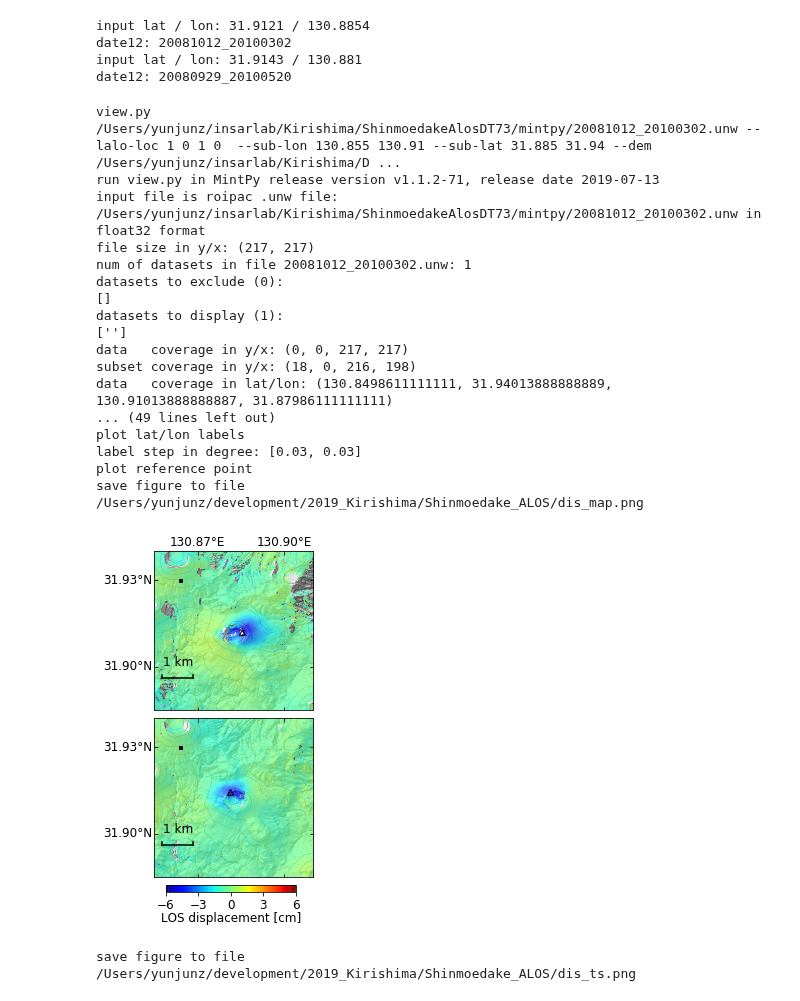
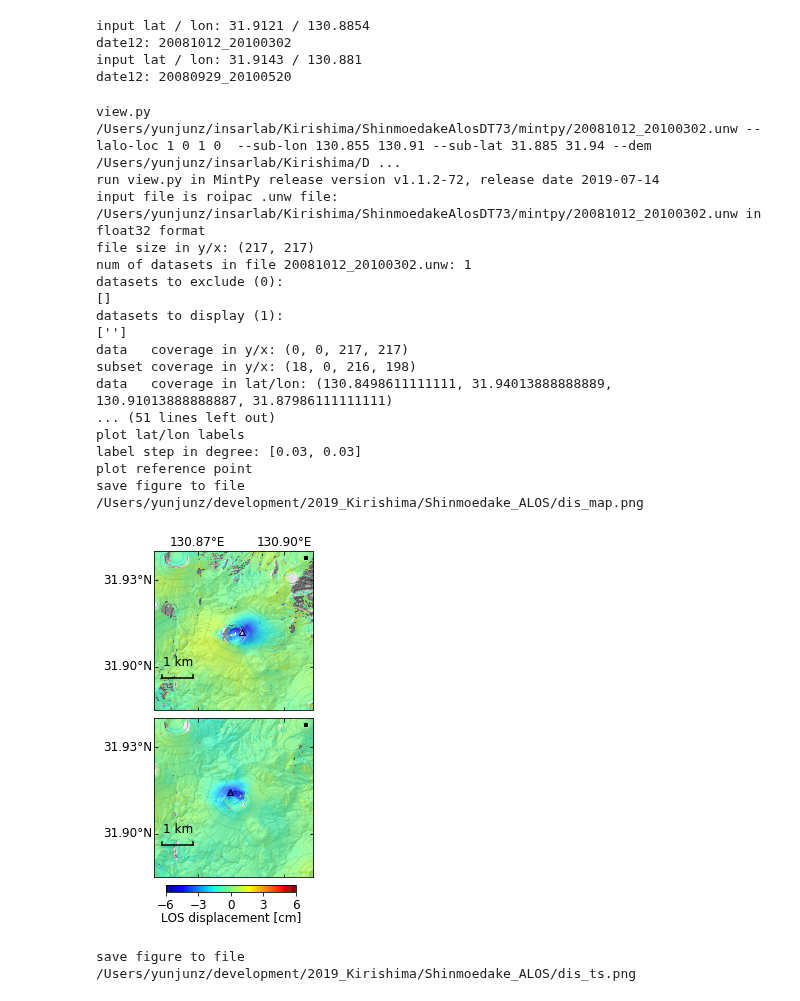
Before and after one commit to geodesymiami/2021-Kirishima, a Jupyter notebook: Fig_2_Shinmoedake_ALOS.ipynb, the cells around one changed output. Drawn from its saved outputs; the diff is of its cells as text; code cells hidden in the pictures.

Commit message:
update reference point info

```diff
--- a/Fig_2_Shinmoedake_ALOS.ipynb
+++ b/Fig_2_Shinmoedake_ALOS.ipynb
@@ -66,6 +66,7 @@ opt += '--dem {} --contour-step 100 --contour-smooth 0.0 '.format(dem_file)
 opt += ' -c jet -v -6 6 -u cm '
 opt += ' --notitle --fontsize 12 --ref-size 3 --lalo-step 0.03 --nocbar '
 opt += ' --scalebar 0.25 0.15 0.2 --scalebar-pad 0.1 --alpha 0.7 '
+opt += ' --ref-yx {} {} '.format(atr1['REF_Y'], atr1['REF_X']) #use the same reference point as displacement time-seris
 
 # ALOS desc T73
 cmd = 'view.py {f} --lalo-loc 1 0 1 0 {o}'.format(f=unw_file1, o=opt)
@@ -79,37 +80,37 @@ data2, atr, inps = view.prep_slice(cmd)
 axs[1], inps, im, cbar = view.plot_slice(axs[1], data2, atr, inps)
 axs[1].plot(lon2, lat2, "k^", mfc='none', mew=1., ms=6)
 fig.subplots_adjust(hspace=0.05)
 
 # colorbar
 cax = fig.add_axes([0.2, 0.09, 0.6, 0.015])
 cbar = plt.colorbar(im, cax=cax, orientation='horizontal', ticks=[-6, -3, 0, 3, 6])
 cbar.ax.tick_params(labelsize=font_size)
 cbar.set_label('LOS displacement [cm]', fontsize=font_size, labelpad=0)
 
 # output
 out_file = os.path.abspath('dis_map.png')
 print('save figure to file', out_file)
-#plt.savefig(out_file, bbox_inches='tight', transparent=True, dpi=fig_dpi)
+plt.savefig(out_file, bbox_inches='tight', transparent=True, dpi=fig_dpi)
 plt.show()
 # %% [output]
 view.py /Users/yunjunz/insarlab/Kirishima/ShinmoedakeAlosDT73/mintpy/20081012_20100302.unw --lalo-loc 1 0 1 0  --sub-lon 130.855 130.91 --sub-lat 31.885 31.94 --dem /Users/yunjunz/insarlab/Kirishima/D ...
-run view.py in MintPy release version v1.1.2-71, release date 2019-07-13
+run view.py in MintPy release version v1.1.2-72, release date 2019-07-14
 input file is roipac .unw file: /Users/yunjunz/insarlab/Kirishima/ShinmoedakeAlosDT73/mintpy/20081012_20100302.unw in float32 format
 file size in y/x: (217, 217)
 num of datasets in file 20081012_20100302.unw: 1
 datasets to exclude (0):
 []
 datasets to display (1):
 ['']
 data   coverage in y/x: (0, 0, 217, 217)
 subset coverage in y/x: (18, 0, 216, 198)
 data   coverage in lat/lon: (130.8498611111111, 31.94013888888889, 130.91013888888887, 31.87986111111111)
-... (49 lines left out)
+... (51 lines left out)
 plot lat/lon labels
 label step in degree: [0.03, 0.03]
 plot reference point
 save figure to file /Users/yunjunz/development/2019_Kirishima/Shinmoedake_ALOS/dis_map.png
-[figure, old version]
+[figure, new version]
 # %%
 ## Read Number of EQ
 num_eq_file = os.path.expanduser('~/insarlab/Kirishima/Seismic/EQ_num.txt')
```
Also changed, not shown: 1 other file.
